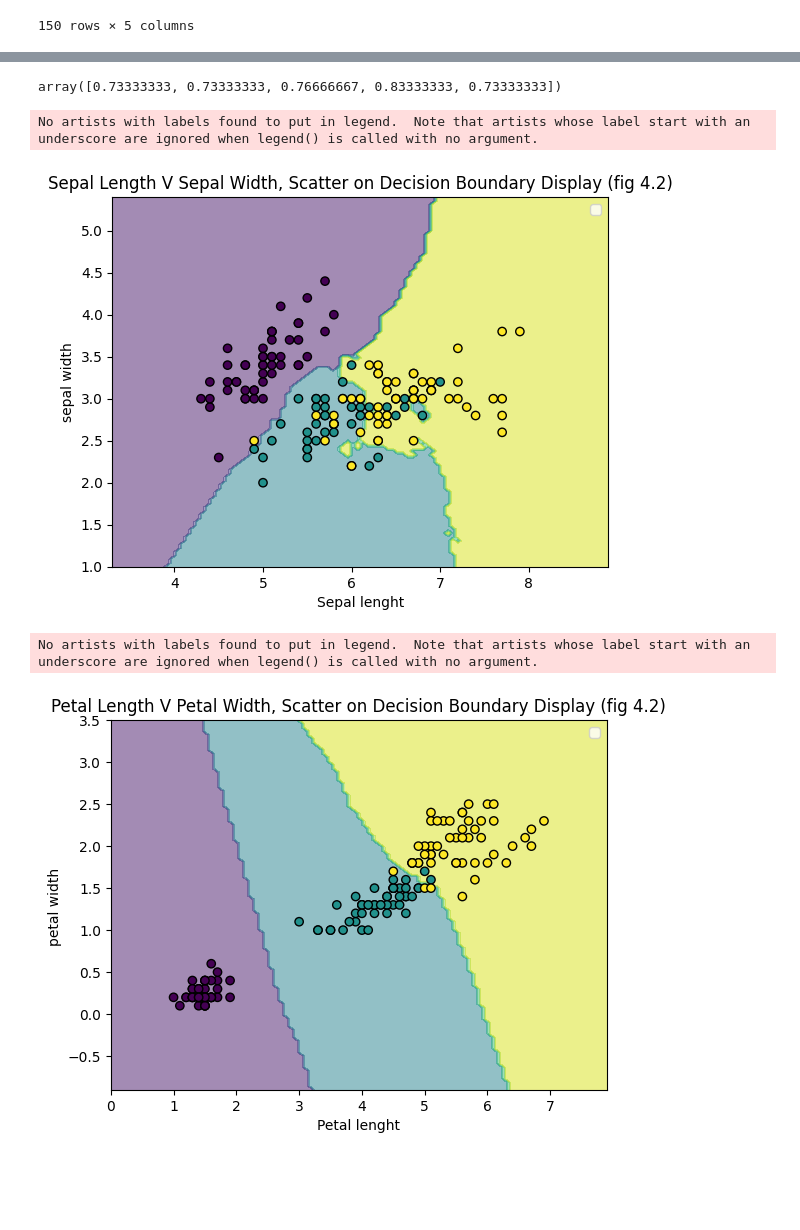
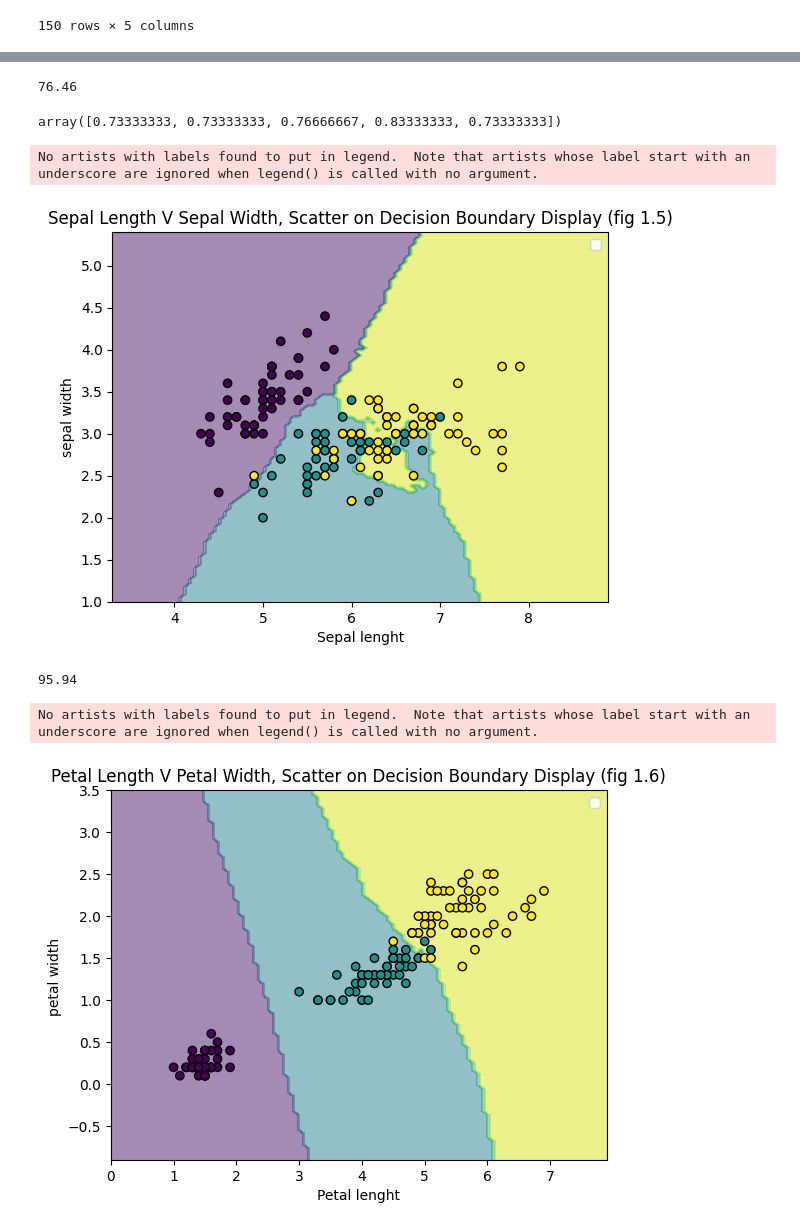
Before and after one commit to RochejamieGMIT/MachineLearning, a Jupyter notebook: project.ipynb, the cells around one changed output, grey strips where cells are left out. Saved outputs shown, nothing was run; the diff lists cells and outputs as text; code cells hidden in the pictures; blank space fills up the shorter version.

Commit message:
graphs

```diff
--- a/project.ipynb
+++ b/project.ipynb
@@ -126,9 +161,17 @@ Y=df_NoNA['species']
 # %%
-X_train,X_test,y_train,y_test = train_test_split(X1,Y)
+sumOutX1 = 0
+for k in range(100):
+    X_train,X_test,y_train,y_test = train_test_split(X1,Y,test_size=0.33)
 
-clf.fit(X_train,y_train)
+    clf.fit(X_train,y_train)
 
-res = clf.predict(X_test) == y_test
+    res = clf.predict(X_test) == y_test
+    sumOutX1= sumOutX1 + np.sum(res)
+resX1 = (sumOutX1/(len(y_test)*100))*100
+
+resX1
+# %% [output]
+76.46
 # %%
 cross_val_score(clf,X1,Y,cv=5)
 # %% [output]
@@ -136,22 +179,30 @@ array([0.73333333, 0.73333333, 0.76666667, 0.83333333, 0.73333333])
 # %%
 disp = DecisionBoundaryDisplay.from_estimator(
     clf, X1, response_method="predict",
     xlabel="Sepal lenght", ylabel="sepal width",
     alpha=0.5,
 )
 disp.ax_.scatter(X1['sepal_length'], X1['sepal_width'], c=Y.astype('category').cat.codes, edgecolor="k")
 plt.legend()
-plt.title('Sepal Length V Sepal Width, Scatter on Decision Boundary Display (fig 4.2)')
+plt.title('Sepal Length V Sepal Width, Scatter on Decision Boundary Display (fig 1.5)')
 plt.show()
 # %% [output]
 No artists with labels found to put in legend.  Note that artists whose label start with an underscore are ignored when legend() is called with no argument.
-[figure, old version]
+[figure, new version]
 # %%
-X2_train,X2_test,y2_train,y2_test = train_test_split(X2,Y) # 23
+sumOutX2 = 0
+for k in range(100):
+    X2_train,X2_test,y2_train,y2_test = train_test_split(X2,Y,test_size=0.33)
 
-clf.fit(X2_train,y2_train)
+    clf.fit(X2_train,y2_train)
 
-res2 = clf.predict(X2_test) == y2_test
+    res2 = clf.predict(X2_test) == y2_test
+    sumOutX2= sumOutX2 + np.sum(res2)
+resX2 = (sumOutX2/(len(y2_test)*100))*100
+
+resX2
+# %% [output]
+95.94
 # %%
 # https://scikit-learn.org/stable/modules/generated/sklearn.inspection.DecisionBoundaryDisplay.html
 disp = DecisionBoundaryDisplay.from_estimator(
@@ -161,8 +212,8 @@ disp = DecisionBoundaryDisplay.from_estimator(
 )
 disp.ax_.scatter(X2['petal_length'], X2['petal_width'], c=Y.astype('category').cat.codes, edgecolor="k")
 plt.legend()
-plt.title('Petal Length V Petal Width, Scatter on Decision Boundary Display (fig 4.2)')
+plt.title('Petal Length V Petal Width, Scatter on Decision Boundary Display (fig 1.6)')
 plt.show()
 # %% [output]
 No artists with labels found to put in legend.  Note that artists whose label start with an underscore are ignored when legend() is called with no argument.
-[figure, old version]
+[figure, new version]
```
Also changed, not shown: parts of 43 cells of this notebook.
